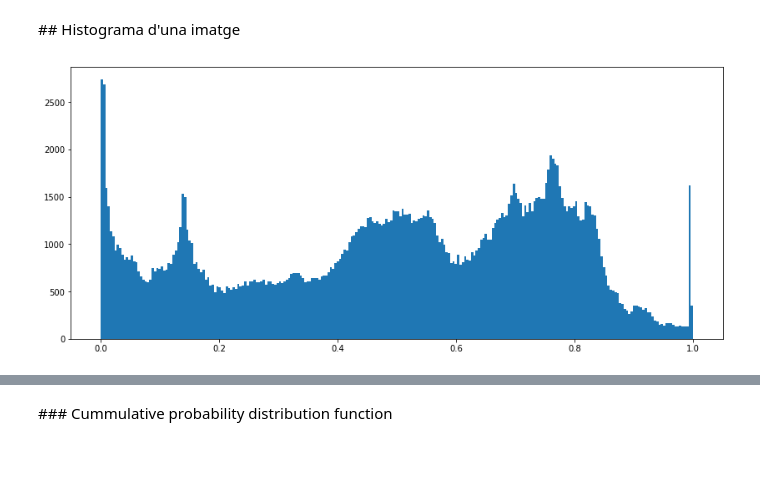
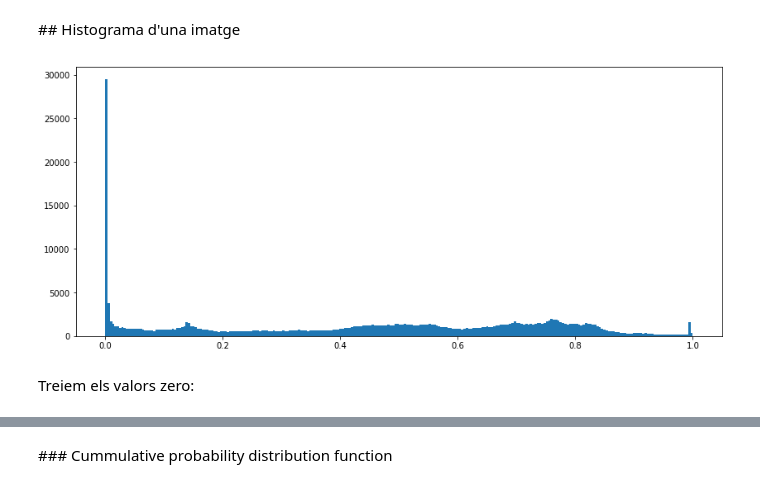
Before and after one commit to raulbenitez/PIB, a Jupyter notebook: Rehistogramacio_ajust_contrast.ipynb, the cells around one changed output, grey strips where cells are left out. Cells and saved outputs as stored; diff of their text form; code cells hidden in the pictures; blank space fills up the shorter version.

```diff
--- a/Rehistogramacio_ajust_contrast.ipynb
+++ b/Rehistogramacio_ajust_contrast.ipynb
@@ -7,15 +7,16 @@
 # %%
 import skimage as sk # load skimage libraries
 import matplotlib.pyplot as plt
 
 IC = sk.data.astronaut() # load a color image from the skimage built-in dataset
 IG = sk.color.rgb2gray(IC) # convert from RGB to grayscale
 
 v = IG.reshape(IG.shape[0]*IG.shape[1],1)# reshape the uint8 image as 1d array:
-v = v[v>0] # remove pixels with value equal zero
 
 fig = plt.figure(figsize=(14, 6))
 plt.hist(v, bins=256,density=False)
 plt.show()
 # %% [output]
-[figure, old version]
+[figure, new version]
+# %% [markdown]
+Treiem els valors zero:
```
Also changed, not shown: parts of 10 cells of this notebook.
